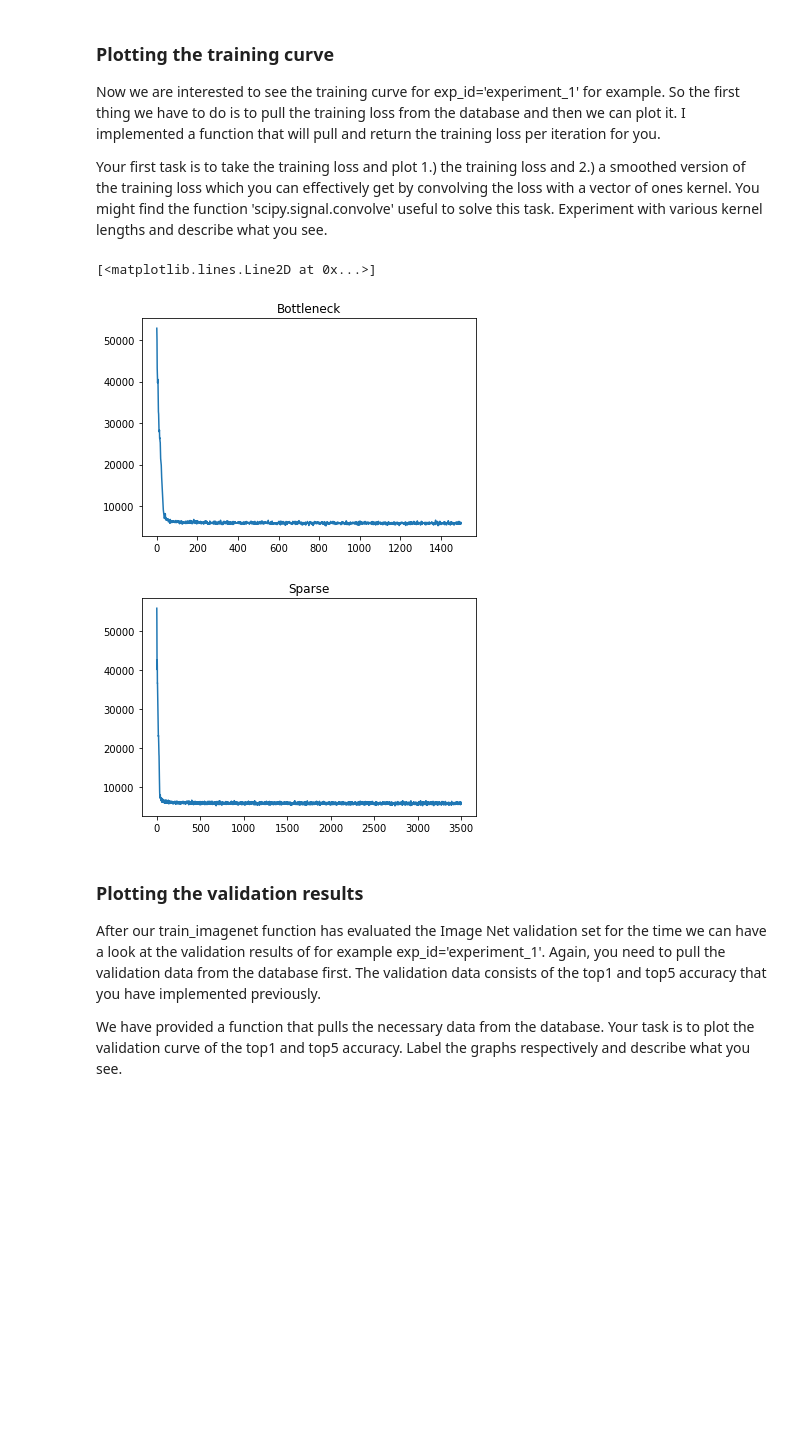
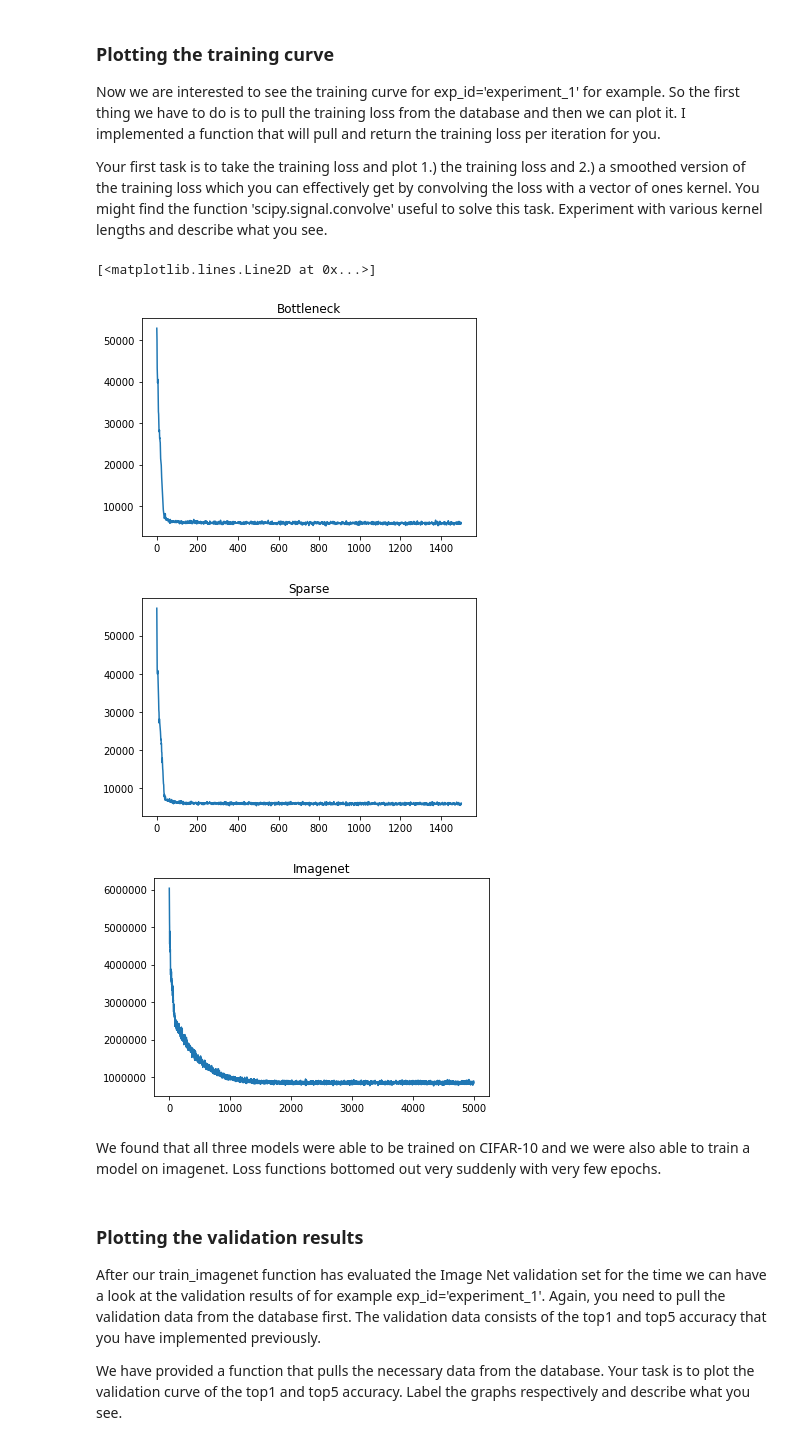
Before and after one commit to neuroailab/cs375, a Jupyter notebook: assignment2/cs375-assignment-2-ae-shallow-bn.ipynb, the cells around one changed output. Cells and saved outputs as stored; diff of their text form; code cells hidden in the pictures; blank space fills up the shorter version.

```diff
--- a/assignment2/cs375-assignment-2-ae-shallow-bn.ipynb
+++ b/assignment2/cs375-assignment-2-ae-shallow-bn.ipynb
@@ -28,8 +29,8 @@ In order to find the right experiment id, it is useful to display which experime
 # connect to database
 dbname = 'assignment2'
 collname = 'ae_shallow_bottleneck'
-collname_in = 'ae_shallow_bottleneck_in'
-collname_sparse = 'ae_shallow_bottleneck_sparse'
+collname_in = 'ae_sb_in'
+collname_sparse = 'ae_sb_sparse'
 exp_id = '1st_experiment'
 port = 24444
 
@@ -78,23 +71,29 @@ def get_losses(coll, exp_id):
 # %%
 
 loss = get_losses(coll, exp_id)
 loss_in = get_losses(coll_in, exp_id)
 loss_sp = get_losses(coll_sp, exp_id)
 # loss_mini = get_losses(coll_mini, exp_id)
 
 
 # Plot the training loss
 
 plt.figure()
 plt.plot(loss)
 plt.title('Bottleneck')
 plt.figure()
 plt.title('Sparse')
 plt.plot(loss_sp)
+plt.figure()
+plt.title('Imagenet')
+plt.plot(loss_in)
 # %% [output]
 [<matplotlib.lines.Line2D at 0x...>]
 [figure]
-[figure, old version]
+[figure, new version]
+[figure, added]
+# %% [markdown]
+We found that all three models were able to be trained on CIFAR-10 and we were also able to train a model on imagenet. Loss functions bottomed out very suddenly with very few epochs.
 # %% [markdown]
 ### Plotting the validation results
 After our train_imagenet function has evaluated the Image Net validation set for the time we can have a look at the validation results of for example exp_id='experiment_1'. Again, you need to pull the validation data from the database first. The validation data consists of the top1 and top5 accuracy that you have implemented previously.
```
Also changed, not shown: parts of 44 cells of this notebook, 12 other files.
